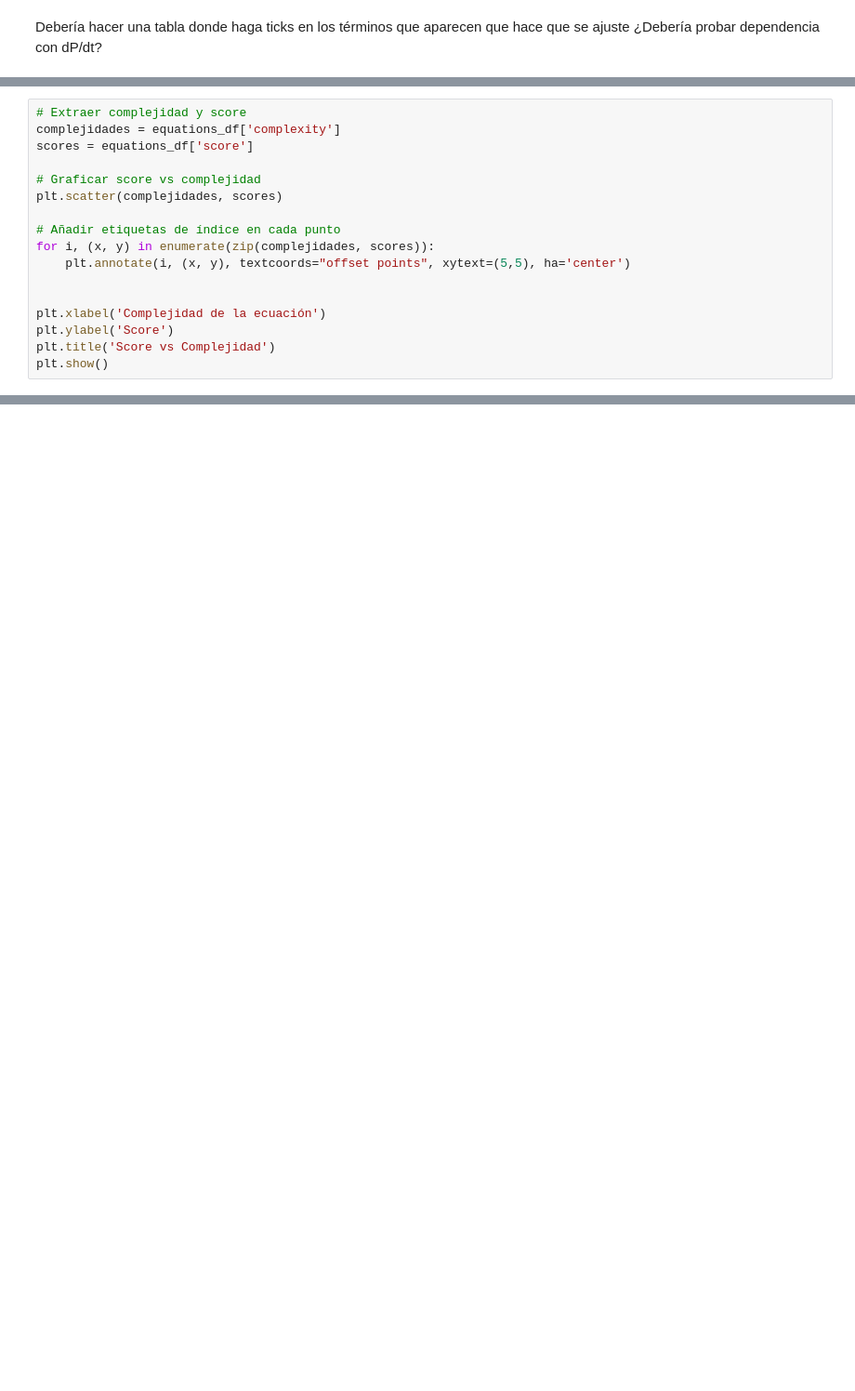
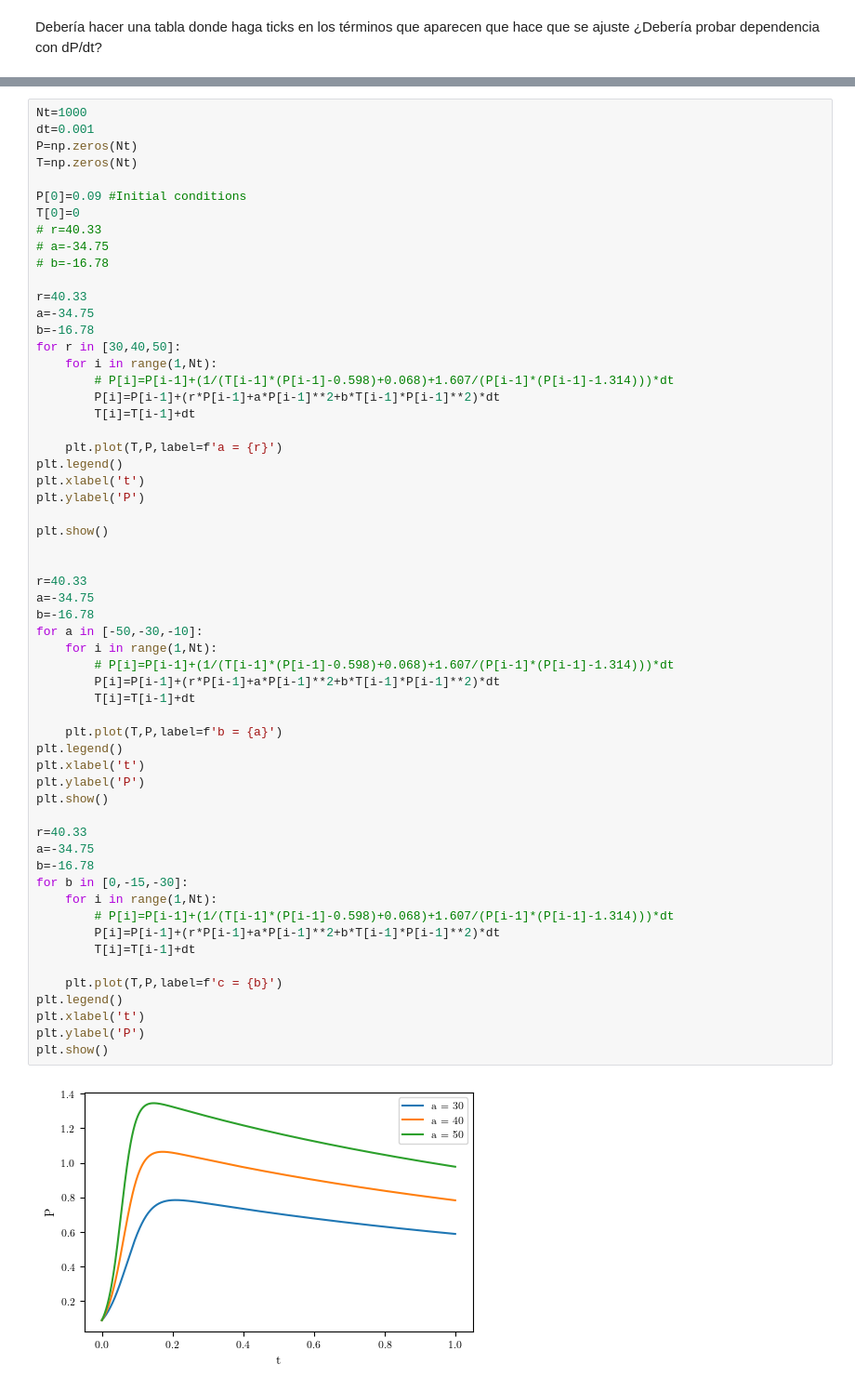
Before and after one commit to JuliaVicens/Bacterial_Growth, a Jupyter notebook: 08_141024_ED_InferingdPdTDependingPT/InferingdPdTDependingPT.ipynb, the cells around one changed output, grey strips where cells are left out. Shown: that part at 93% size. Cells and saved outputs as stored; diff of their text form; blank space fills up the shorter version.

```diff
--- a/08_141024_ED_InferingdPdTDependingPT/InferingdPdTDependingPT.ipynb
+++ b/08_141024_ED_InferingdPdTDependingPT/InferingdPdTDependingPT.ipynb
@@ -569,17 +521,0 @@ plt.show()
-# %%
-# Extraer complejidad y score
-complejidades = equations_df['complexity']
-scores = equations_df['score']
-
-# Graficar score vs complejidad
-plt.scatter(complejidades, scores)
-
-# Añadir etiquetas de índice en cada punto
-for i, (x, y) in enumerate(zip(complejidades, scores)):
-    plt.annotate(i, (x, y), textcoords="offset points", xytext=(5,5), ha='center')
-
-
-plt.xlabel('Complejidad de la ecuación')
-plt.ylabel('Score')
-plt.title('Score vs Complejidad')
-plt.show()
@@ -606,0 +522,60 @@ plt.show()
+# %%
+Nt=1000
+dt=0.001
+P=np.zeros(Nt)
+T=np.zeros(Nt)
+
+P[0]=0.09 #Initial conditions
+T[0]=0
+# r=40.33
+# a=-34.75
+# b=-16.78
+
+r=40.33
+a=-34.75
+b=-16.78
+for r in [30,40,50]:
+    for i in range(1,Nt):
+        # P[i]=P[i-1]+(1/(T[i-1]*(P[i-1]-0.598)+0.068)+1.607/(P[i-1]*(P[i-1]-1.314)))*dt
+        P[i]=P[i-1]+(r*P[i-1]+a*P[i-1]**2+b*T[i-1]*P[i-1]**2)*dt
+        T[i]=T[i-1]+dt
+
+    plt.plot(T,P,label=f'a = {r}')
+plt.legend()
+plt.xlabel('t')
+plt.ylabel('P')
+
+plt.show()
+
+
+r=40.33
+a=-34.75
+b=-16.78
+for a in [-50,-30,-10]:
+    for i in range(1,Nt):
+        # P[i]=P[i-1]+(1/(T[i-1]*(P[i-1]-0.598)+0.068)+1.607/(P[i-1]*(P[i-1]-1.314)))*dt
+        P[i]=P[i-1]+(r*P[i-1]+a*P[i-1]**2+b*T[i-1]*P[i-1]**2)*dt
+        T[i]=T[i-1]+dt
+
+    plt.plot(T,P,label=f'b = {a}')
+plt.legend()
+plt.xlabel('t')
+plt.ylabel('P')
+plt.show()
+
+r=40.33
+a=-34.75
+b=-16.78
+for b in [0,-15,-30]:
+    for i in range(1,Nt):
+        # P[i]=P[i-1]+(1/(T[i-1]*(P[i-1]-0.598)+0.068)+1.607/(P[i-1]*(P[i-1]-1.314)))*dt
+        P[i]=P[i-1]+(r*P[i-1]+a*P[i-1]**2+b*T[i-1]*P[i-1]**2)*dt
+        T[i]=T[i-1]+dt
+
+    plt.plot(T,P,label=f'c = {b}')
+plt.legend()
+plt.xlabel('t')
+plt.ylabel('P')
+plt.show()
+# %% [output]
+[figure, added]
```
Also changed, not shown: parts of 23 cells of this notebook, 27 other files.
